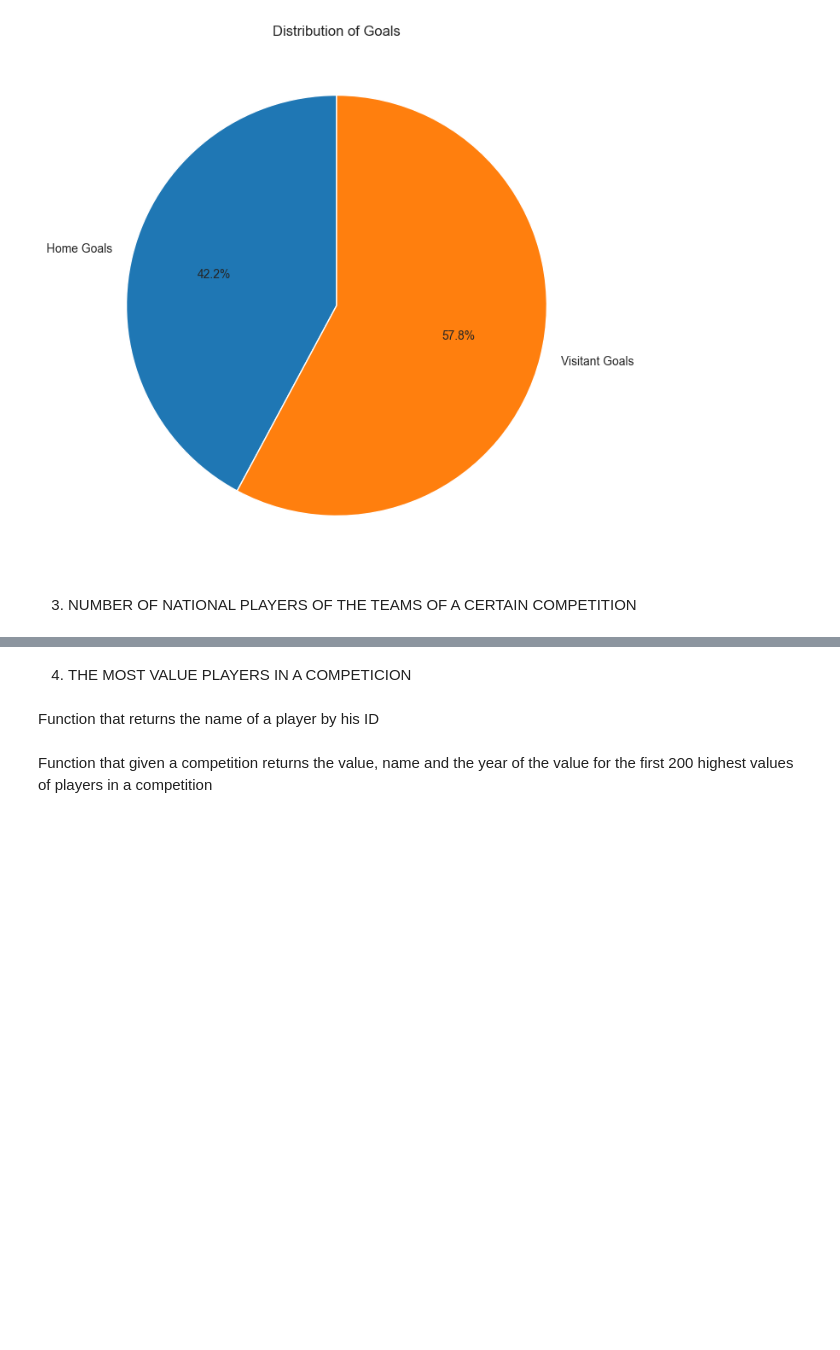
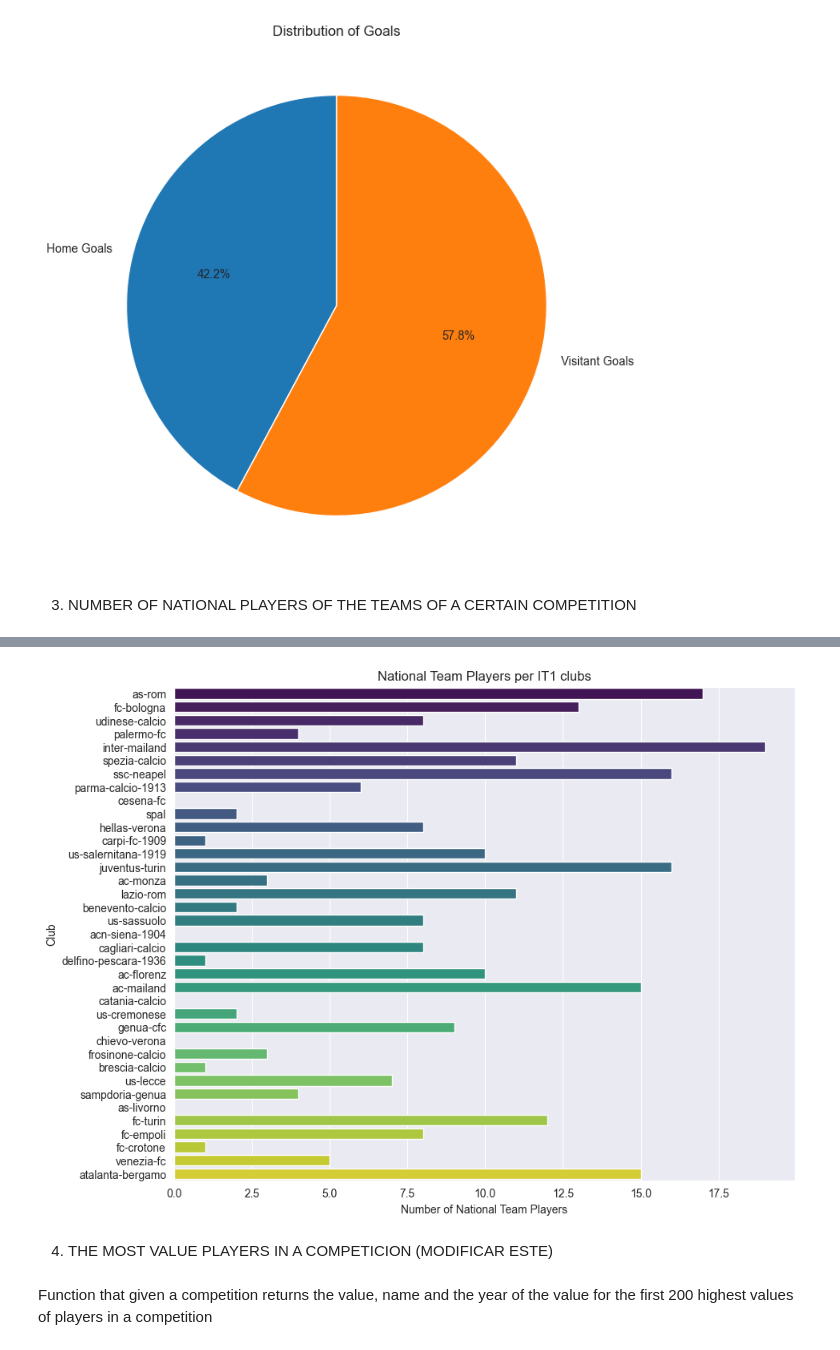
Before and after one commit to JavierBlancoGonzalez/Erasmus-IUM-6--Data_Analytics, a Jupyter notebook: solution/Data_Analytic.ipynb, the cells around one changed output, grey strips where cells are left out. Saved outputs shown, nothing was run; the diff lists cells and outputs as text; code cells hidden in the pictures; blank space fills up the shorter version.

Commit message:
graphics done: 1,2,3,5,10

```diff
--- a/solution/Data_Analytic.ipynb
+++ b/solution/Data_Analytic.ipynb
@@ -432,0 +400,4 @@ plotHorizontalBarChart(data, competition)
+# %%
+clubs_df1 = clubs_df[(clubs_df['domestic_competition_id'] == 'IT1')]
+clubs_df2 = clubs_df1[['club_code','national_team_players']]
+clubs_df2
@@ -433,6 +422,13 @@ plotHorizontalBarChart(data, competition)
+# %%
+plt.figure(figsize=(10, 8))
+sns.barplot(x='national_team_players', y='club_code', data=clubs_df2, palette='viridis')
+plt.title('National Team Players per IT1 clubs')
+plt.xlabel('Number of National Team Players')
+plt.ylabel('Club')
+plt.show()
+# %% [output]
+[figure, added]
 # %% [markdown]
-4. THE MOST VALUE PLAYERS IN A COMPETICION
+4. THE MOST VALUE PLAYERS IN A COMPETICION (MODIFICAR ESTE)
 # %%
 competition = "ES1"
-# %% [markdown]
-Function that returns the name of a player by his ID
```
Also changed, not shown: parts of 33 cells of this notebook.
